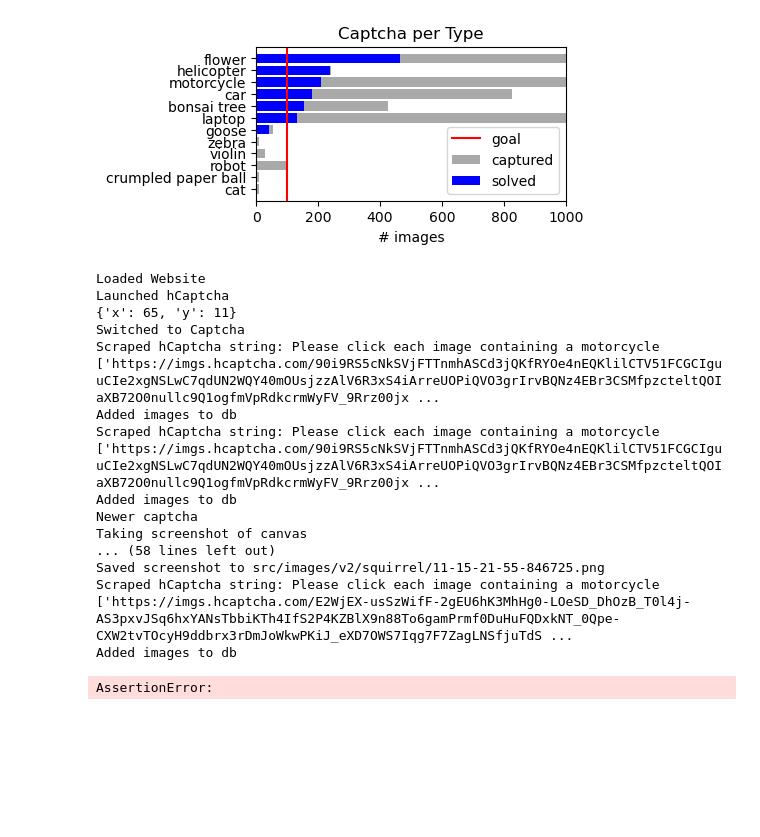
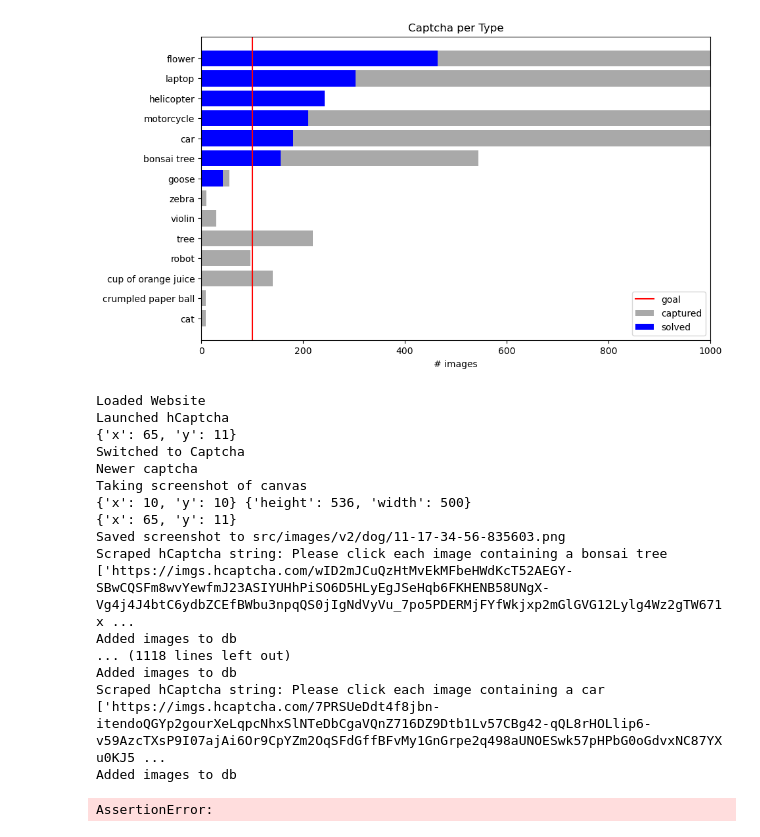
Before and after one commit to xTerradon/hcaptcha-solver, a Jupyter notebook: main.ipynb, the cells around one changed output. Saved outputs shown, nothing was run; the diff lists cells and outputs as text; code cells hidden in the pictures; blank space fills up the shorter version.

```diff
--- a/main.ipynb
+++ b/main.ipynb
@@ -24,9 +26,9 @@ info
 | zebra | 10 | 0 | 10 |
 # %%
 %run visualizer.py
-plot_captcha_info(info, figsize=(2,4))
+plot_captcha_info(info, figsize=(6,10))
 # %% [output]
-[figure, old version]
+[figure, new version]
 # %%
 %run collector/collector.py
 urls = [
@@ -42,25 +44,25 @@ urls = [
     "https://raleighvehiclewraps.com/"
     ]
 # collect_data(db_handler, urls)
-collect_data(db_handler, urls[0], count=10)
+collect_data(db_handler, urls[0], count=100)
 # %% [output]
 Loaded Website
 Launched hCaptcha
 {'x': 65, 'y': 11}
 Switched to Captcha
-Scraped hCaptcha string: Please click each image containing a motorcycle
-['https://imgs.hcaptcha.com/90i9RS5cNkSVjFTTnmhASCd3jQKfRYOe4nEQKlilCTV51FCGCIguuCIe2xgNSLwC7qdUN2WQY40mOUsjzzAlV6R3xS4iArreUOPiQVO3grIrvBQNz4EBr3CSMfpzcteltQOIaXB72O0nullc9Q1ogfmVpRdkcrmWyFV_9Rrz00jx ...
-Added images to db
-Scraped hCaptcha string: Please click each image containing a motorcycle
-['https://imgs.hcaptcha.com/90i9RS5cNkSVjFTTnmhASCd3jQKfRYOe4nEQKlilCTV51FCGCIguuCIe2xgNSLwC7qdUN2WQY40mOUsjzzAlV6R3xS4iArreUOPiQVO3grIrvBQNz4EBr3CSMfpzcteltQOIaXB72O0nullc9Q1ogfmVpRdkcrmWyFV_9Rrz00jx ...
-Added images to db
 Newer captcha
 Taking screenshot of canvas
-... (58 lines left out)
-Saved screenshot to src/images/v2/squirrel/11-15-21-55-846725.png
-Scraped hCaptcha string: Please click each image containing a motorcycle
-['https://imgs.hcaptcha.com/E2WjEX-usSzWifF-2gEU6hK3MhHg0-LOeSD_DhOzB_T0l4j-AS3pxvJSq6hxYANsTbbiKTh4IfS2P4KZBlX9n88To6gamPrmf0DuHuFQDxkNT_0Qpe-CXW2tvTOcyH9ddbrx3rDmJoWkwPKiJ_eXD7OWS7Iqg7F7ZagLNSfjuTdS ...
+{'x': 10, 'y': 10} {'height': 536, 'width': 500}
+{'x': 65, 'y': 11}
+Saved screenshot to src/images/v2/dog/11-17-34-56-835603.png
+Scraped hCaptcha string: Please click each image containing a bonsai tree
+['https://imgs.hcaptcha.com/wID2mJCuQzHtMvEkMFbeHWdKcT52AEGY-SBwCQSFm8wvYewfmJ23ASIYUHhPiSO6D5HLyEgJSeHqb6FKHENB58UNgX-Vg4j4J4btC6ydbZCEfBWbu3npqQS0jIgNdVyVu_7po5PDERMjFYfWkjxp2mGlGVG12Lylg4Wz2gTW671x ...
 Added images to db
+... (1118 lines left out)
+Added images to db
+Scraped hCaptcha string: Please click each image containing a car
+['https://imgs.hcaptcha.com/7PRSUeDdt4f8jbn-itendoQGYp2gourXeLqpcNhxSlNTeDbCgaVQnZ716DZ9Dtb1Lv57CBg42-qQL8rHOLlip6-v59AzcTXsP9I07ajAi6Or9CpYZm2OqSFdGffBFvMy1GnGrpe2q498aUNOESwk57pHPbG0oGdvxNC87YXu0KJ5 ...
+Added images to db
 # %%
 assert 1 == 0 # to avoid execution of code below
 # %% [output]
```
Also changed, not shown: parts of 6 cells of this notebook, 9 other files.
